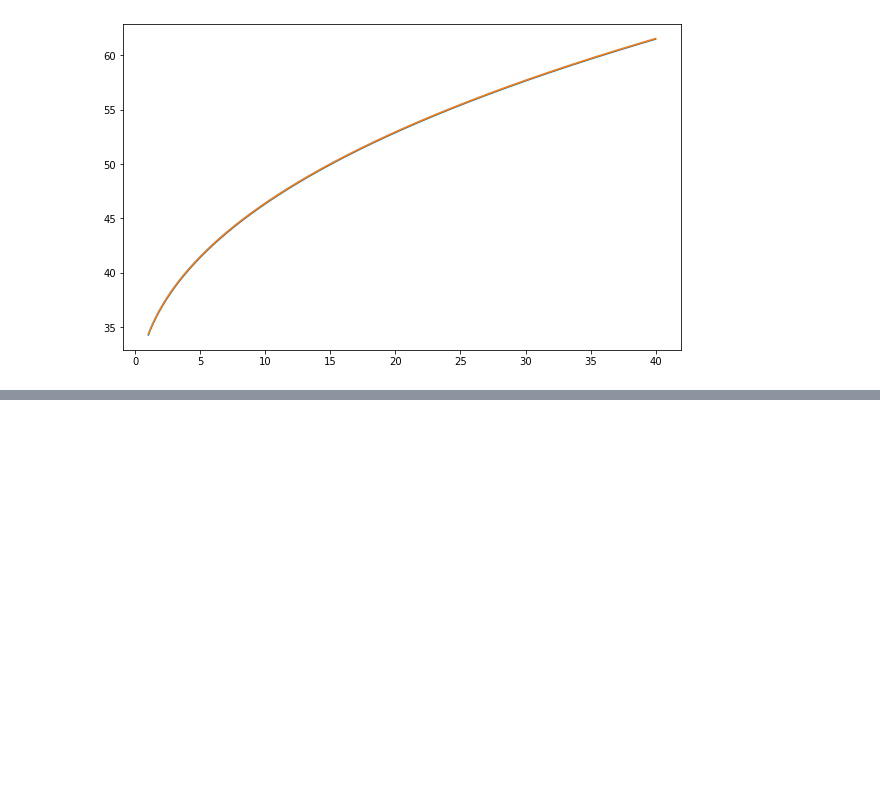
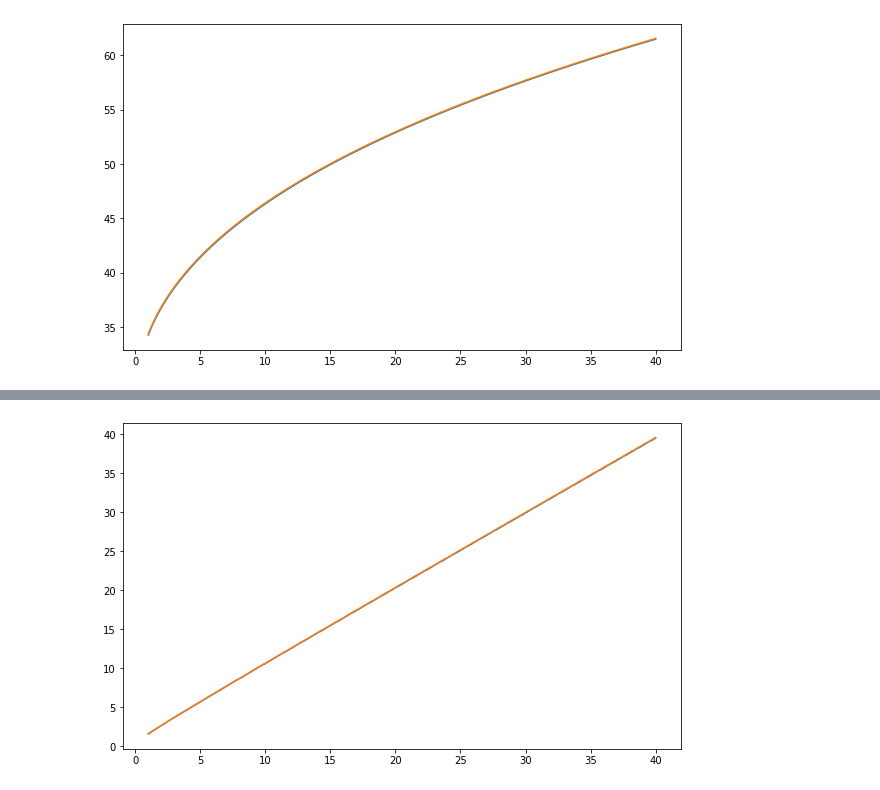
Before and after one commit to wupeifan/ECON_407_Fall2020, a Jupyter notebook: Notebooks/RBC_solve.ipynb, the cells around one changed output, grey strips where cells are left out. Drawn from its saved outputs; the diff is of its cells as text; code cells hidden in the pictures; blank space fills up the shorter version.

```diff
--- a/Notebooks/RBC_solve.ipynb
+++ b/Notebooks/RBC_solve.ipynb
@@ -48,7 +48,7 @@ for i in range(T - 1):
         for k in range(n_k):
             V[i + 1, j, k] = -1e10
             for kp in range(n_k):
-                c = f(z_grid[j], k_grid[k], alpha) + (1 - delta) * k_grid[k] - k_grid[kp]
+                c = f(z_grid[j], k_grid[k], alpha) - (k_grid[kp] - (1 - delta) * k_grid[k])
                 tmp = u(c, gamma) + beta * np.dot(P[j, :], V[i, :, kp])
                 if (tmp > V[i + 1, j, k]):
                     V[i + 1, j, k] = tmp
@@ -102,6 +102,7 @@ k_grid = np.linspace(1.0, 40, n_k)
 # Vectorize some operations
 T = 100
 V = np.zeros((T, n_z, n_k))
+policy = np.zeros((n_z, n_k))
 
 for i in range(T - 1):
     for j in range(n_z):
@@ -110,4 +111,5 @@ for i in range(T - 1):
             c_grid = f(z_grid[j], k_grid[k], alpha) + (1 - delta) * k_grid[k] - k_grid
             tmp = u_vec(c_grid, gamma) + beta * np.dot(P[j, :], V[i, :, :])
             V[i + 1, j, k] = np.max(tmp)
+            policy[j, k] = k_grid[np.argmax(tmp)]
 # %% [output]
@@ -114,0 +117,6 @@ Wall time: 9.24 s
+# %%
+plt.figure(figsize = (10, 6))
+plt.plot(k_grid, policy.T)
+plt.show()
+# %% [output]
+[figure, added]
```
Also changed, not shown: parts of 1 cell of this notebook, 3 other files.
